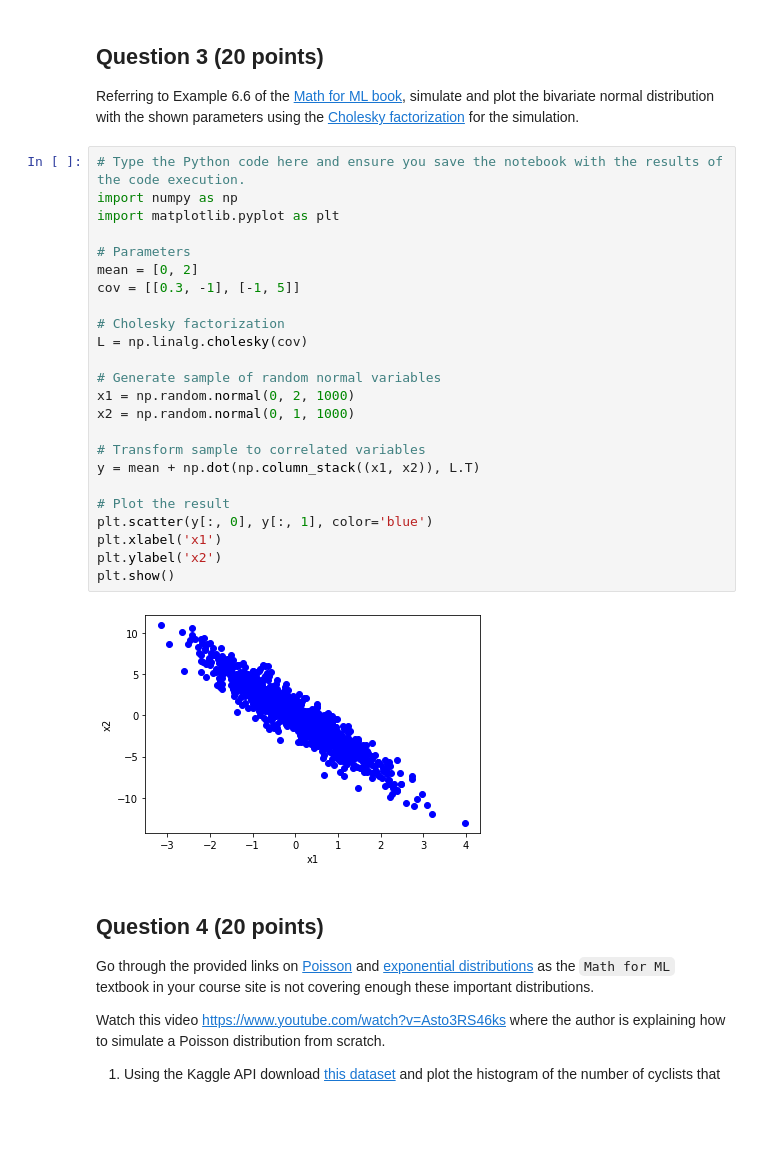
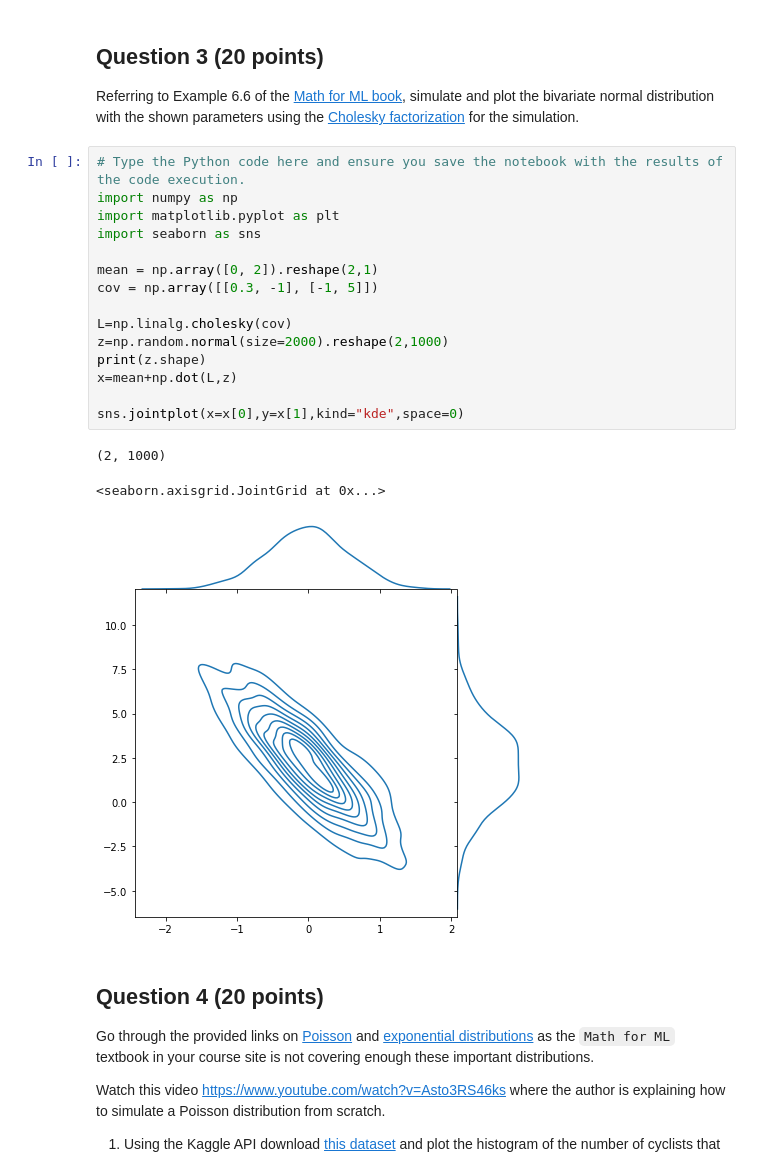
Before and after one commit to metaknightccc/cs-uy-4613-assignments, a Jupyter notebook: hw1.ipynb, the cells around one changed output. Saved outputs shown, nothing was run; the diff lists cells and outputs as text; blank space fills up the shorter version.

```diff
--- a/hw1.ipynb
+++ b/hw1.ipynb
@@ -47,29 +47,22 @@ Referring to Example 6.6 of the  [Math for ML book](https://mml-book.github.io/b
 # %%
 # Type the Python code here and ensure you save the notebook with the results of the code execution.
 import numpy as np
 import matplotlib.pyplot as plt
+import seaborn as sns
 
-# Parameters
-mean = [0, 2]
-cov = [[0.3, -1], [-1, 5]]
+mean = np.array([0, 2]).reshape(2,1)
+cov = np.array([[0.3, -1], [-1, 5]])
 
-# Cholesky factorization
-L = np.linalg.cholesky(cov)
+L=np.linalg.cholesky(cov)
+z=np.random.normal(size=2000).reshape(2,1000)
+print(z.shape)
+x=mean+np.dot(L,z)
 
-# Generate sample of random normal variables
-x1 = np.random.normal(0, 2, 1000)
-x2 = np.random.normal(0, 1, 1000)
-
-# Transform sample to correlated variables
-y = mean + np.dot(np.column_stack((x1, x2)), L.T)
-
-# Plot the result
-plt.scatter(y[:, 0], y[:, 1], color='blue')
-plt.xlabel('x1')
-plt.ylabel('x2')
-plt.show()
+sns.jointplot(x=x[0],y=x[1],kind="kde",space=0)
 # %% [output]
+(2, 1000)
+<seaborn.axisgrid.JointGrid at 0x...>
-[figure, old version]
+[figure, new version]
 # %% [markdown]
 ## Question 4 (20 points)
 
```
Also changed, not shown: parts of 3 cells of this notebook.
